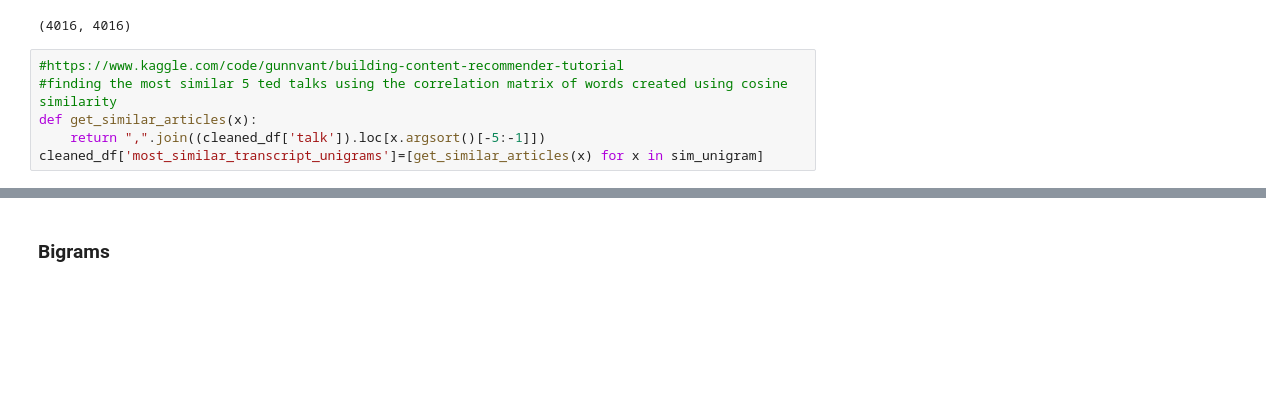
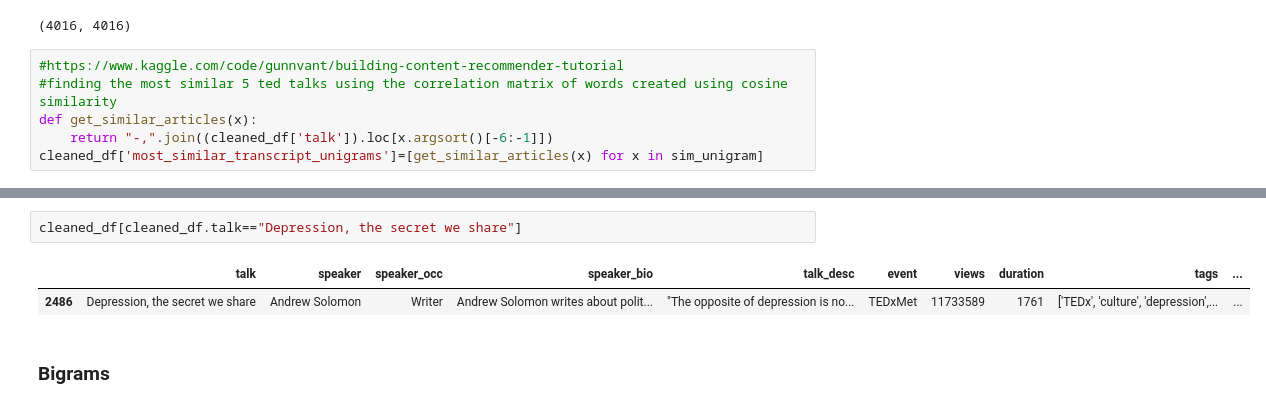
Before and after one commit to vaishakmk/TedTalk-Analysis, a Jupyter notebook: Recommendation_model.ipynb, the cells around one changed output, grey strips where cells are left out. Saved outputs shown, nothing was run; the diff lists cells and outputs as text; blank space fills up the shorter version.

```diff
--- a/Recommendation_model.ipynb
+++ b/Recommendation_model.ipynb
@@ -34,7 +36,7 @@ sim_unigram.shape
 #https://www.kaggle.com/code/gunnvant/building-content-recommender-tutorial
 #finding the most similar 5 ted talks using the correlation matrix of words created using cosine similarity
 def get_similar_articles(x):
-    return ",".join((cleaned_df['talk']).loc[x.argsort()[-5:-1]])
+    return "-,".join((cleaned_df['talk']).loc[x.argsort()[-6:-1]])
 cleaned_df['most_similar_transcript_unigrams']=[get_similar_articles(x) for x in sim_unigram]
 # %%
 cleaned_df.head(5)
@@ -48,3 +99,8 @@ cleaned_df.head(5)
+# %%
+cleaned_df[cleaned_df.talk=="Depression, the secret we share"]
+# %% [output]
+|  | talk | speaker | speaker_occ | speaker_bio | talk_desc | event | views | duration | tags | ... |
+| 2486 | Depression, the secret we share | Andrew Solomon | Writer | Andrew Solomon writes about polit... | "The opposite of depression is no... | TEDxMet | 11733589 | 1761 | ['TEDx', 'culture', 'depression',... | ... |
 # %% [markdown]
 ### Bigrams
 # %%
```
Also changed, not shown: parts of 4 cells of this notebook, 4 other files.
